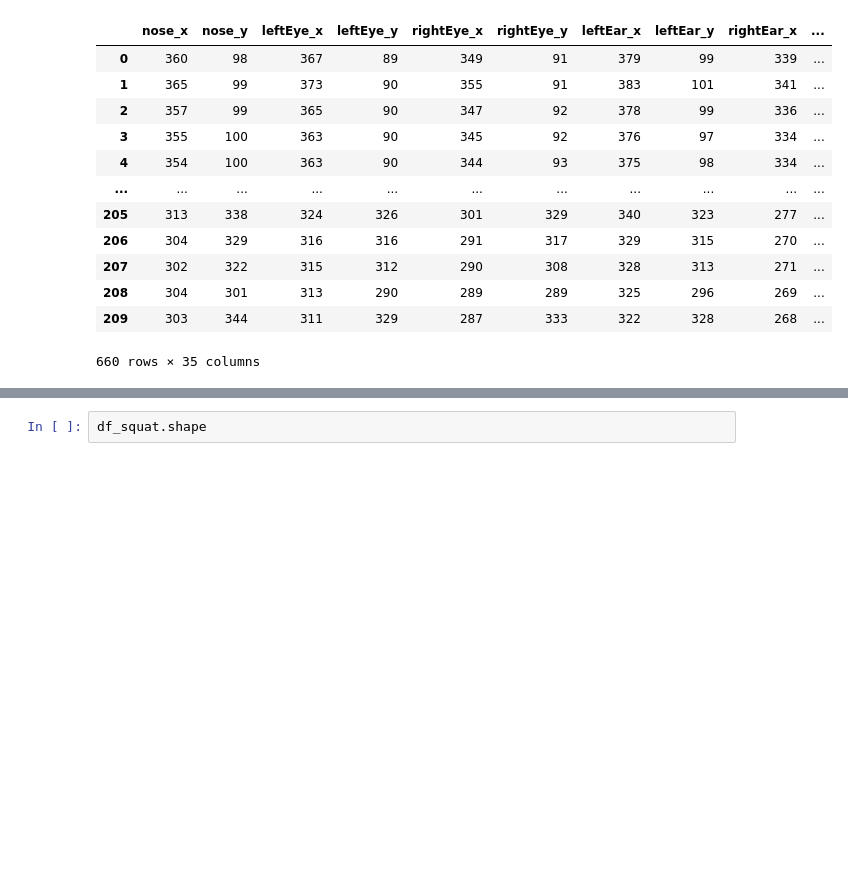
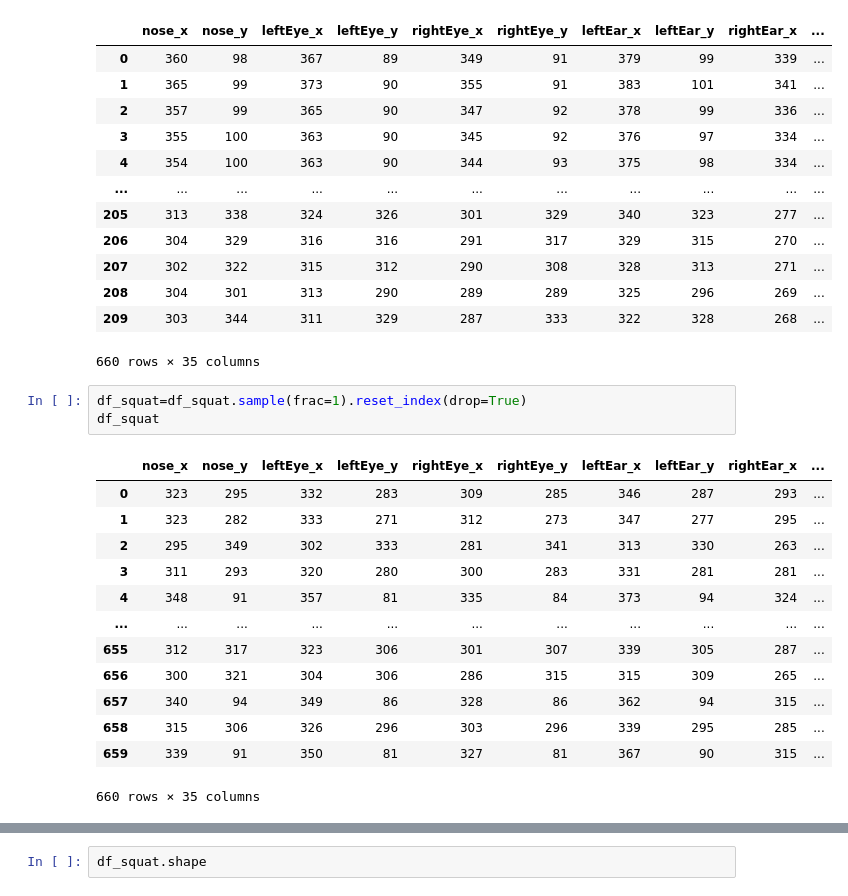
Before and after one commit to AnJiye/Fitness_model, a Jupyter notebook: squat_model.ipynb, the cells around one changed output, grey strips where cells are left out. Drawn from its saved outputs; the diff is of its cells as text; blank space fills up the shorter version.

```diff
--- a/squat_model.ipynb
+++ b/squat_model.ipynb
@@ -31,4 +38,21 @@ df_squat
 | 208 | 304 | 301 | 313 | 290 | 289 | 289 | 325 | 296 | 269 | ... |
 | 209 | 303 | 344 | 311 | 329 | 287 | 333 | 322 | 328 | 268 | ... |
 660 rows × 35 columns
+# %%
+df_squat=df_squat.sample(frac=1).reset_index(drop=True)
+df_squat
+# %% [output]
+|  | nose_x | nose_y | leftEye_x | leftEye_y | rightEye_x | rightEye_y | leftEar_x | leftEar_y | rightEar_x | ... |
+| 0 | 323 | 295 | 332 | 283 | 309 | 285 | 346 | 287 | 293 | ... |
+| 1 | 323 | 282 | 333 | 271 | 312 | 273 | 347 | 277 | 295 | ... |
+| 2 | 295 | 349 | 302 | 333 | 281 | 341 | 313 | 330 | 263 | ... |
+| 3 | 311 | 293 | 320 | 280 | 300 | 283 | 331 | 281 | 281 | ... |
+| 4 | 348 | 91 | 357 | 81 | 335 | 84 | 373 | 94 | 324 | ... |
+| ... | ... | ... | ... | ... | ... | ... | ... | ... | ... | ... |
+| 655 | 312 | 317 | 323 | 306 | 301 | 307 | 339 | 305 | 287 | ... |
+| 656 | 300 | 321 | 304 | 306 | 286 | 315 | 315 | 309 | 265 | ... |
+| 657 | 340 | 94 | 349 | 86 | 328 | 86 | 362 | 94 | 315 | ... |
+| 658 | 315 | 306 | 326 | 296 | 303 | 296 | 339 | 295 | 285 | ... |
+| 659 | 339 | 91 | 350 | 81 | 327 | 81 | 367 | 90 | 315 | ... |
+660 rows × 35 columns
 # %%
```
Also changed, not shown: parts of 15 cells of this notebook.
